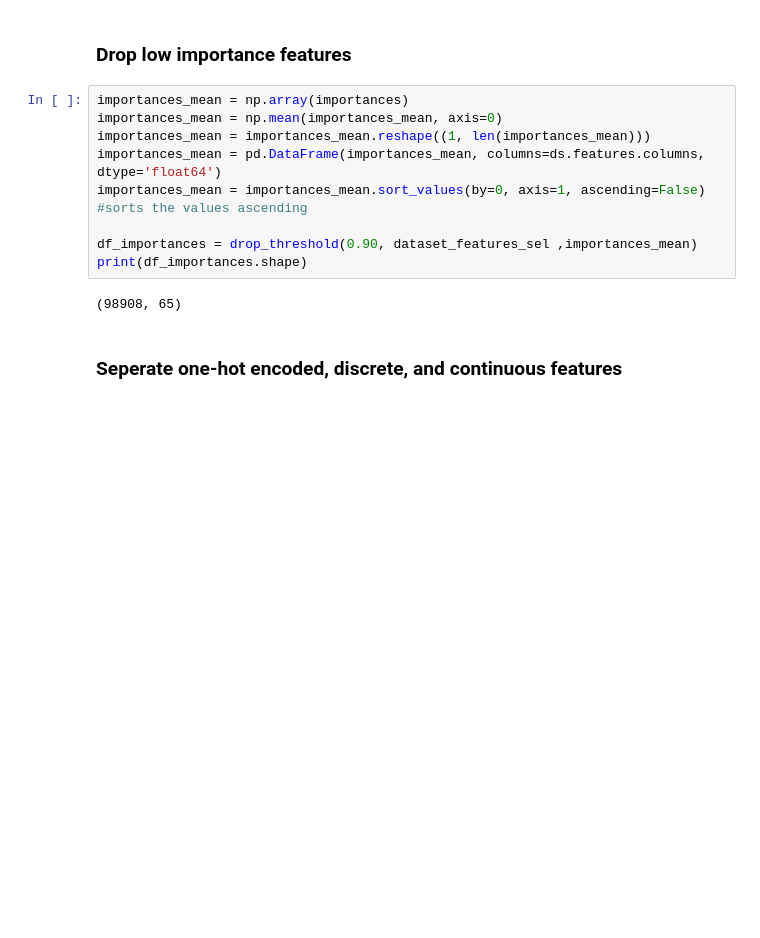
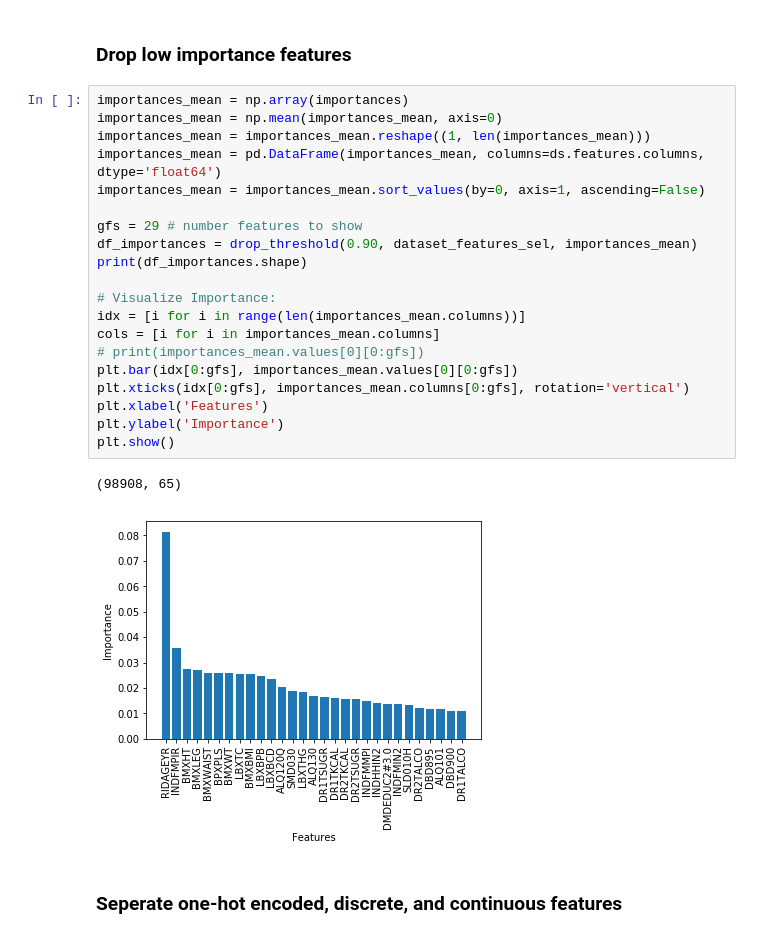
Before and after one commit to allen-n/Opportunistic, a Jupyter notebook: Demo_Dataset.ipynb, the cells around one changed output. Saved outputs shown, nothing was run; the diff lists cells and outputs as text; blank space fills up the shorter version.

```diff
--- a/Demo_Dataset.ipynb
+++ b/Demo_Dataset.ipynb
@@ -105,13 +102,25 @@ def drop_threshold(threshold, df_data, df_threshold):
 # %%
 importances_mean = np.array(importances)
 importances_mean = np.mean(importances_mean, axis=0)
 importances_mean = importances_mean.reshape((1, len(importances_mean)))
 importances_mean = pd.DataFrame(importances_mean, columns=ds.features.columns, dtype='float64')
-importances_mean = importances_mean.sort_values(by=0, axis=1, ascending=False) #sorts the values ascending
+importances_mean = importances_mean.sort_values(by=0, axis=1, ascending=False)
 
-df_importances = drop_threshold(0.90, dataset_features_sel ,importances_mean)
+gfs = 29 # number features to show
+df_importances = drop_threshold(0.90, dataset_features_sel, importances_mean)
 print(df_importances.shape)
+
+# Visualize Importance:
+idx = [i for i in range(len(importances_mean.columns))]
+cols = [i for i in importances_mean.columns]
+# print(importances_mean.values[0][0:gfs])
+plt.bar(idx[0:gfs], importances_mean.values[0][0:gfs])
+plt.xticks(idx[0:gfs], importances_mean.columns[0:gfs], rotation='vertical')
+plt.xlabel('Features')
+plt.ylabel('Importance')
+plt.show()
 # %% [output]
 (98908, 65)
+[figure, added]
 # %% [markdown]
 ### Seperate one-hot encoded, discrete, and continuous features
```
Also changed, not shown: parts of 12 cells of this notebook, 2 other files.
